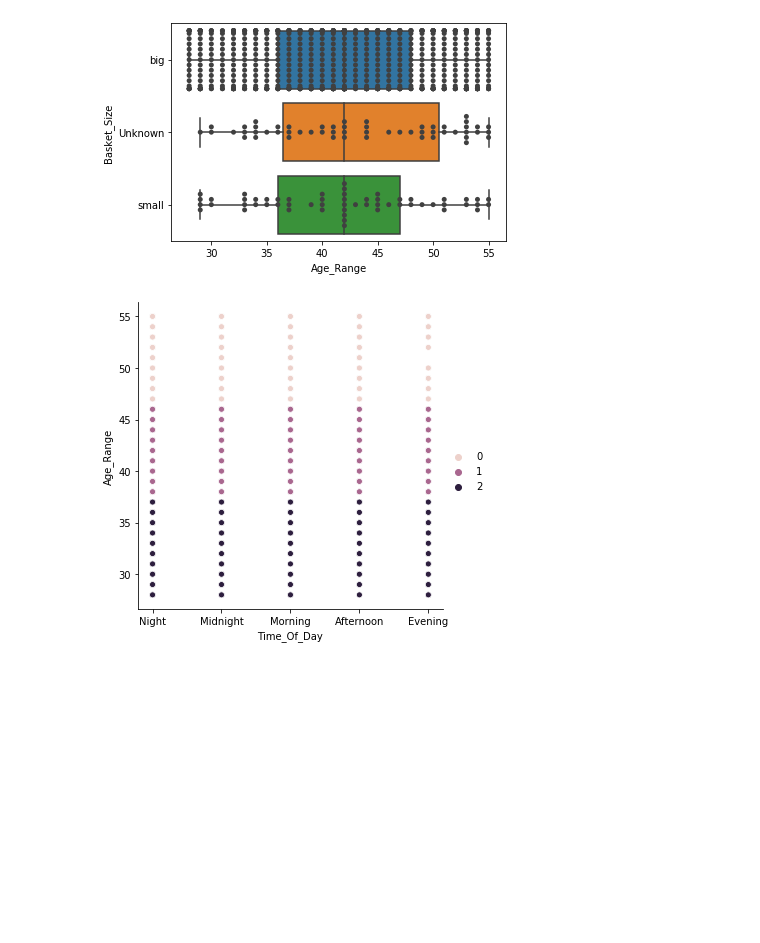
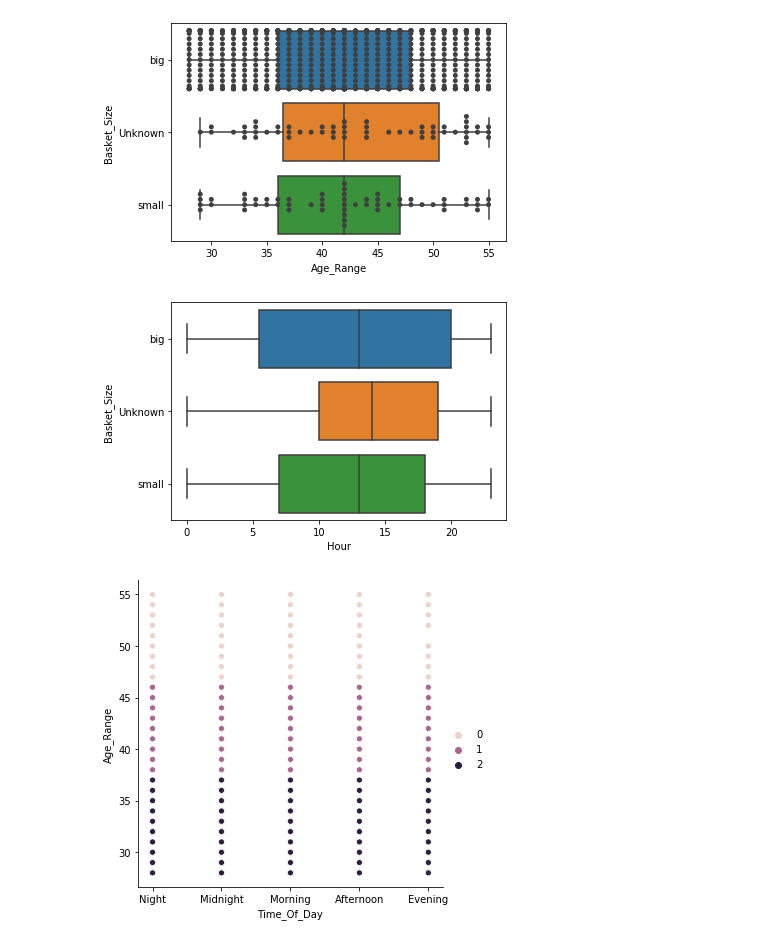
Before and after one commit to CRJoshuaa/Data-Mining-Project, a Jupyter notebook: Project_Dharsh.ipynb, the cells around one changed output. Cells and saved outputs as stored; diff of their text form; code cells hidden in the pictures; blank space fills up the shorter version.

```diff
--- a/Project_Dharsh.ipynb
+++ b/Project_Dharsh.ipynb
@@ -423,6 +389,10 @@ ax = sns.boxplot(x="Age_Range", y="Basket_Size", data=cluster_vis)
 ax = sns.swarmplot(x="Age_Range", y="Basket_Size", data=cluster_vis, color=".25")
 # %% [output]
 [figure]
+# %%
+ax = sns.boxplot(x="Hour", y="Basket_Size", data=cluster_vis)
+# %% [output]
+[figure, added]
 # %%
 ax = sns.relplot(x="Time_Of_Day", y="Age_Range", hue=cluster_vis.label.tolist(), data=cluster_vis)
 # %% [output]
```
Also changed, not shown: parts of 14 cells of this notebook, 1 other file.
